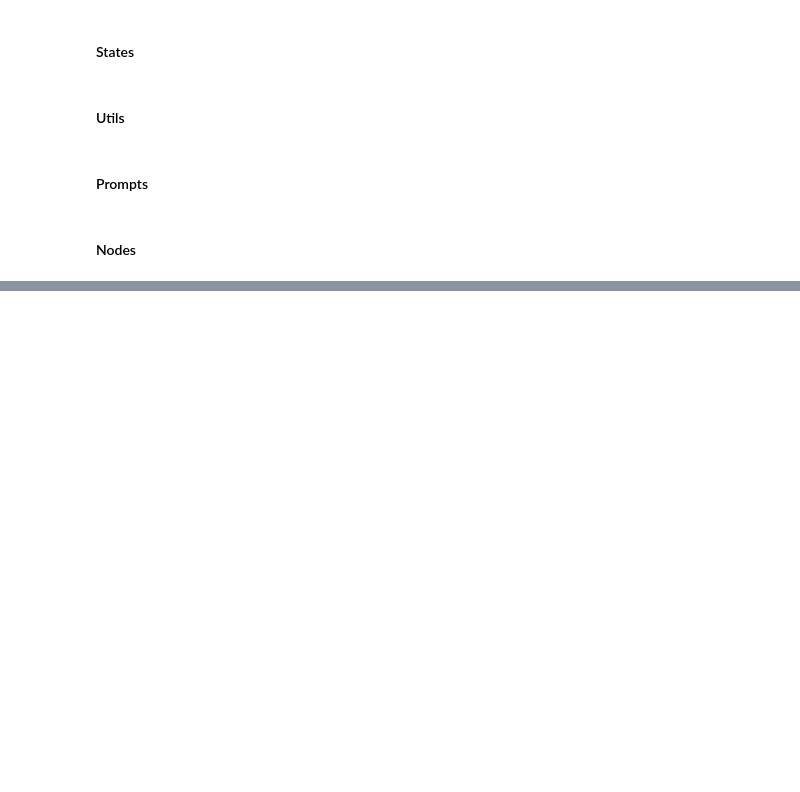
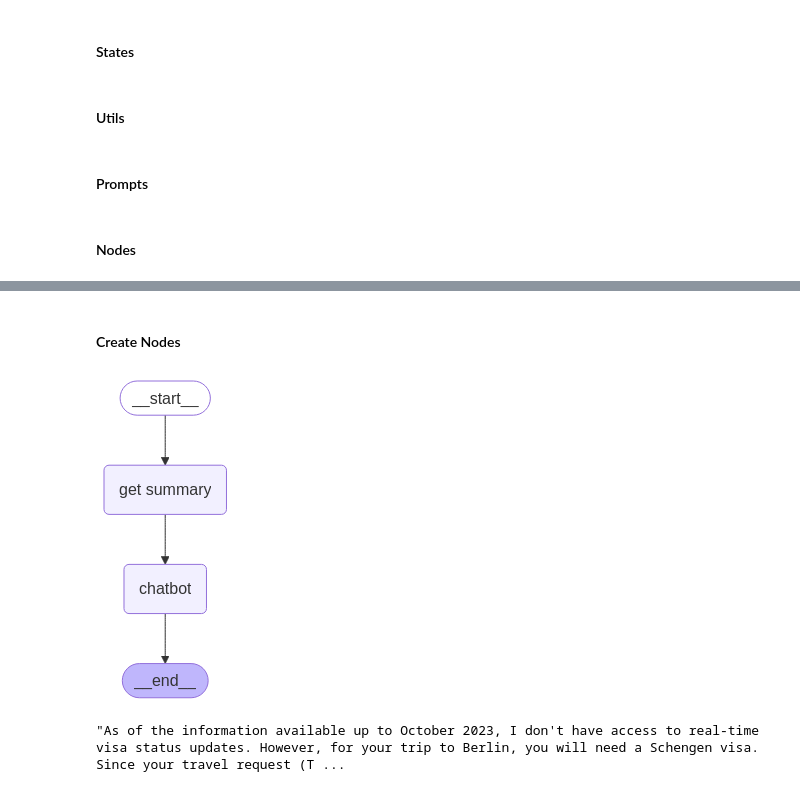
Before and after one commit to Adi-Senku69/Travel_Agent, a Jupyter notebook: travel_agent.ipynb, the cells around one changed output, grey strips where cells are left out. Saved outputs shown, nothing was run; the diff lists cells and outputs as text; code cells hidden in the pictures; blank space fills up the shorter version.

Commit message:
Creation and initial testing of the chatbot graph successful.

```diff
--- a/travel_agent.ipynb
+++ b/travel_agent.ipynb
@@ -270,0 +290,41 @@ Markdown(graph_summarizer.invoke({}, config={'configurable': {'thread_id': "summ
+# %%
+travel_agent_prompt = ChatPromptTemplate.from_messages([
+    ("system", """You are a travel assistant. Understand the summary {summary} and help provide responses.
+    Help provide the itenary, suggest good hotels, the type of transport, the weather, the flight details, and help mark the calender also. You are essentially a travel concierge. Only respond to travel related questions.
+    """),
+    ("placeholder", "{history}"),
+    ("human", "{prompt}")
+])
+# %% [markdown]
+#### Create Nodes
+# %%
+def read_summary(state: TravelAgent):
+    with open("./summary/summary.txt", "r") as f:
+        summary = f.read()
+
+    state['summary'] = summary
+    return state
+# %%
+def chatbot(state: TravelAgent):
+    prompt = state['prompt']
+    summary = state['summary']
+    runnable_chatbot = travel_agent_prompt | llm
+    output = runnable_chatbot.invoke({'prompt': prompt, 'history': state['messages'], 'summary': summary}).content
+    state['output'] = output
+    return state
+# %%
+graph_chatbot_builder = StateGraph(TravelAgent)
+
+graph_chatbot_builder.add_node("get summary", read_summary)
+graph_chatbot_builder.add_node("chatbot", chatbot)
+
+graph_chatbot_builder.add_edge(START, "get summary")
+graph_chatbot_builder.add_edge("get summary", "chatbot")
+graph_chatbot_builder.add_edge("chatbot", END)
+
+memory = MemorySaver()
+graph_chatbot = graph_chatbot_builder.compile(checkpointer=memory)
+# %%
+display(Image(graph_chatbot.get_graph().draw_mermaid_png()))
+# %% [output]
+[figure, added]
@@ -270,0 +336,4 @@ Markdown(graph_summarizer.invoke({}, config={'configurable': {'thread_id': "summ
+# %%
+test['output']
+# %% [output]
+"As of the information available up to October 2023, I don't have access to real-time visa status updates. However, for your trip to Berlin, you will need a Schengen visa. Since your travel request (T ...
```
Also changed, not shown: parts of 13 cells of this notebook, 1 other file.
